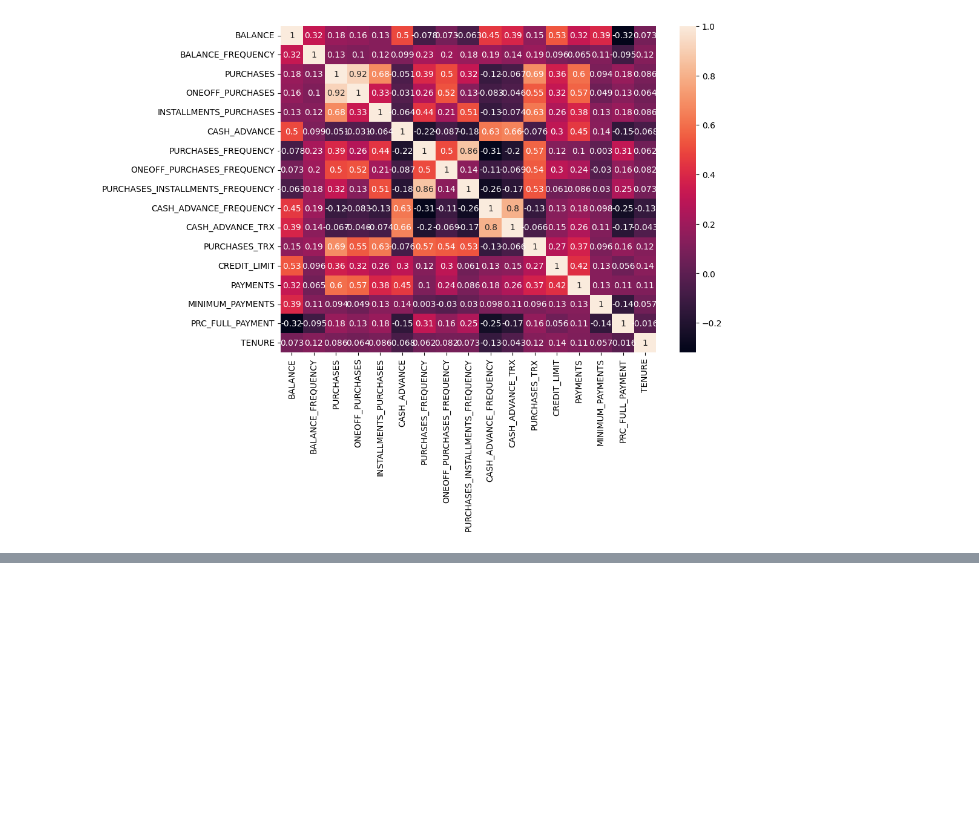
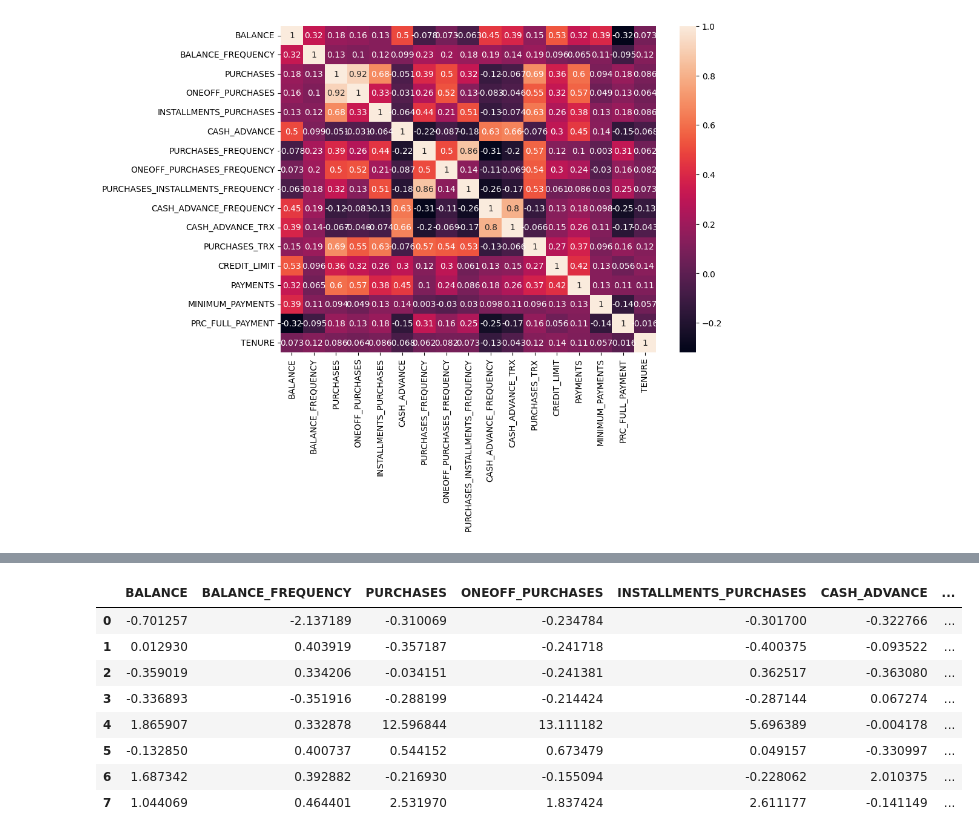
Before and after one commit to Priyo-prog/Artificial-Intelligence-Projects, a Jupyter notebook: AI in Marketing/Marketing_Department.ipynb, the cells around one changed output, grey strips where cells are left out. Cells and saved outputs as stored; diff of their text form; code cells hidden in the pictures; blank space fills up the shorter version.

```diff
--- a/AI in Marketing/Marketing_Department.ipynb
+++ b/AI in Marketing/Marketing_Department.ipynb
@@ -174,0 +203,14 @@ sns.heatmap(correlations, annot=True)
+# %%
+# Show the cluster centers in the dataframe
+cluster_centers = pd.DataFrame(data=kmeans.cluster_centers_ , columns=[creditcard_df.columns])
+cluster_centers
+# %% [output]
+|  | BALANCE | BALANCE_FREQUENCY | PURCHASES | ONEOFF_PURCHASES | INSTALLMENTS_PURCHASES | CASH_ADVANCE | ... |
+| 0 | -0.701257 | -2.137189 | -0.310069 | -0.234784 | -0.301700 | -0.322766 | ... |
+| 1 | 0.012930 | 0.403919 | -0.357187 | -0.241718 | -0.400375 | -0.093522 | ... |
+| 2 | -0.359019 | 0.334206 | -0.034151 | -0.241381 | 0.362517 | -0.363080 | ... |
+| 3 | -0.336893 | -0.351916 | -0.288199 | -0.214424 | -0.287144 | 0.067274 | ... |
+| 4 | 1.865907 | 0.332878 | 12.596844 | 13.111182 | 5.696389 | -0.004178 | ... |
+| 5 | -0.132850 | 0.400737 | 0.544152 | 0.673479 | 0.049157 | -0.330997 | ... |
+| 6 | 1.687342 | 0.392882 | -0.216930 | -0.155094 | -0.228062 | 2.010375 | ... |
+| 7 | 1.044069 | 0.464401 | 2.531970 | 1.837424 | 2.611177 | -0.141149 | ... |
```
Also changed, not shown: parts of 7 cells of this notebook.
